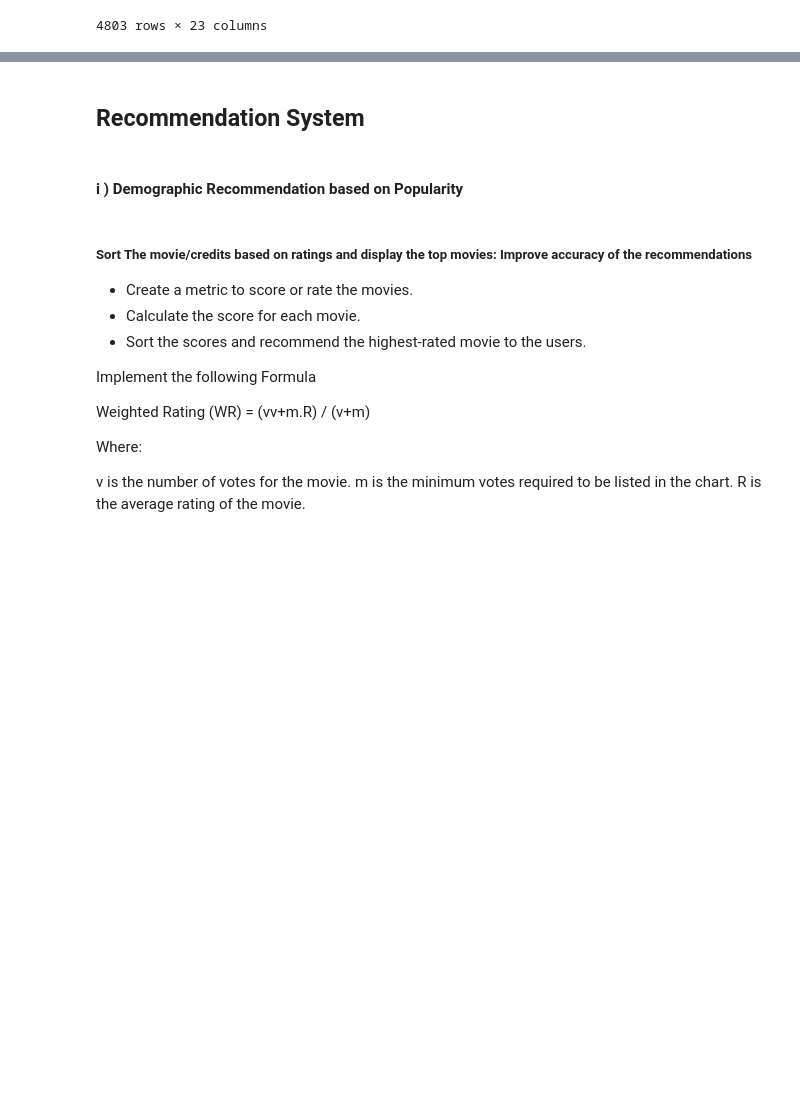
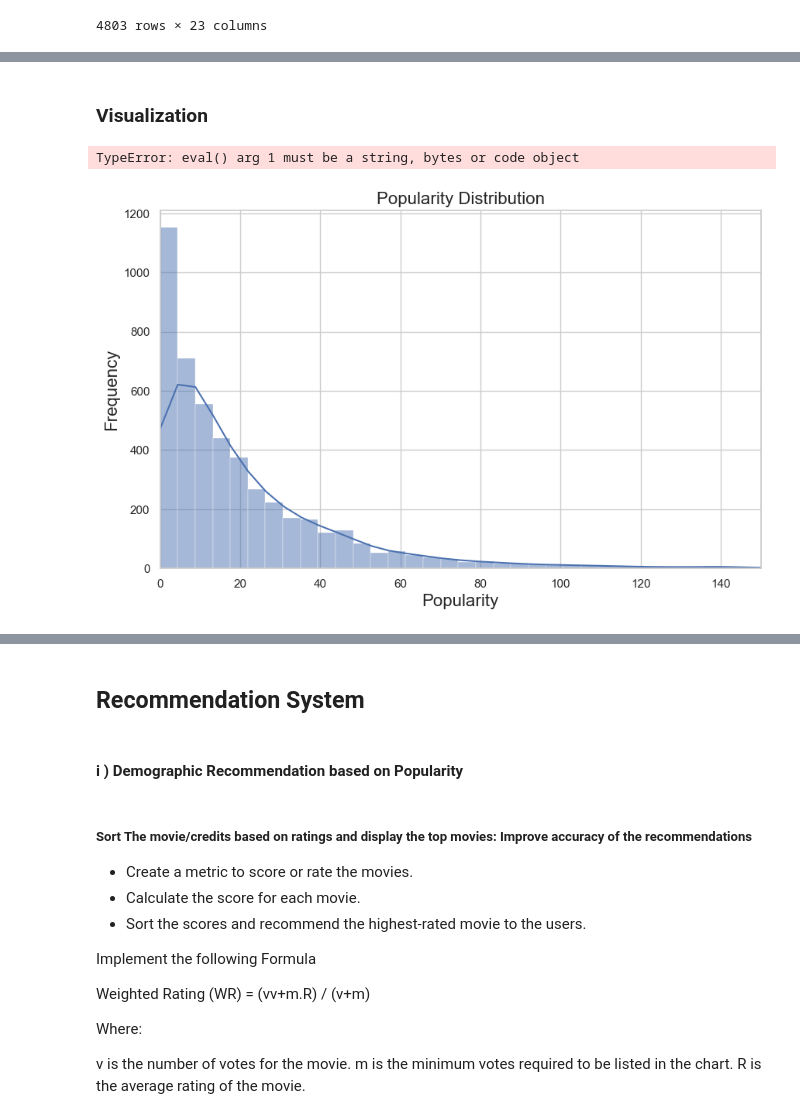
Before and after one commit to Imacharia/Movie_Recomendation, a Jupyter notebook: Movie Recommendation.ipynb, the cells around one changed output, grey strips where cells are left out. Drawn from its saved outputs; the diff is of its cells as text; code cells hidden in the pictures; blank space fills up the shorter version.

```diff
--- a/Movie Recommendation.ipynb
+++ b/Movie Recommendation.ipynb
@@ -365,0 +361,45 @@ movies_credits
+# %% [markdown]
+### Visualization
+# %%
+# Create a list to store all the genres
+all_genres = []
+
+# Iterate over each row in the 'genres' column and add the genres to the list
+for genres_str in movies_credits['genres']:
+    genres_list = eval(genres_str)
+    all_genres.extend(genre['name'] for genre in genres_list)
+
+# Convert the list to a pandas Series
+genres_series = pd.Series(all_genres)
+
+# Count the number of movies for each genre
+genre_counts = genres_series.value_counts()
+
+# Print the genre counts with their names
+for genre, count in genre_counts.items():
+    print(f"{genre}: {count}")
+
+# Plot the bar graph
+plt.figure(figsize=(10, 6))
+genre_counts.plot(kind='bar')
+plt.xlabel('Genre')
+plt.ylabel('Number of Movies')
+plt.title('Number of Movies per Genre')
+plt.xticks(rotation=45)
+plt.show()
+# %% [output]
+TypeError: eval() arg 1 must be a string, bytes or code object
+# %%
+# Set the style and context
+sns.set(style='whitegrid')
+
+# Histogram for popularity
+plt.figure(figsize=(10, 6))
+sns.histplot(data=movies_credits, x='popularity', bins=200, kde=True)
+plt.title('Popularity Distribution', fontsize=16)
+plt.xlabel('Popularity', fontsize=16)
+plt.ylabel('Frequency', fontsize=16)
+plt.xlim(0, 150)  # Set the x-axis limits
+plt.show()
+# %% [output]
+[figure, added]
```
Also changed, not shown: parts of 30 cells of this notebook, 24 other files.
